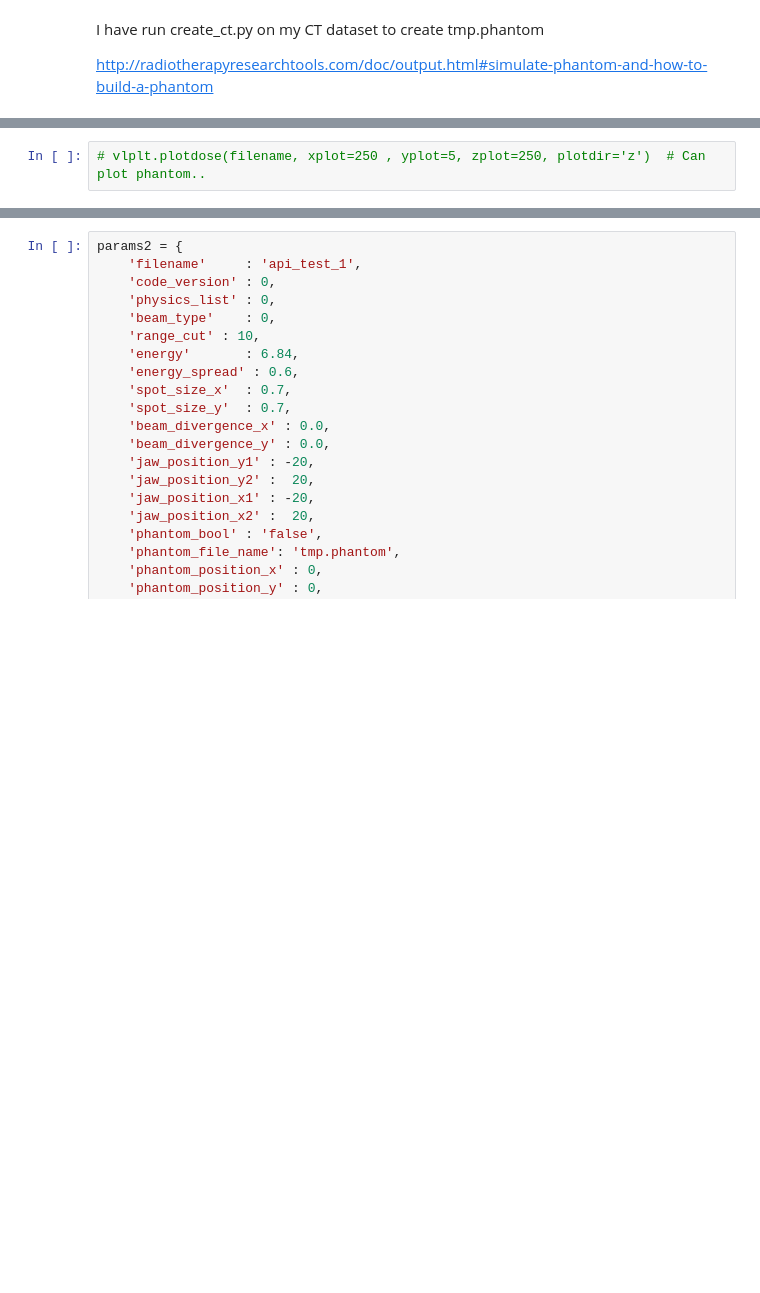
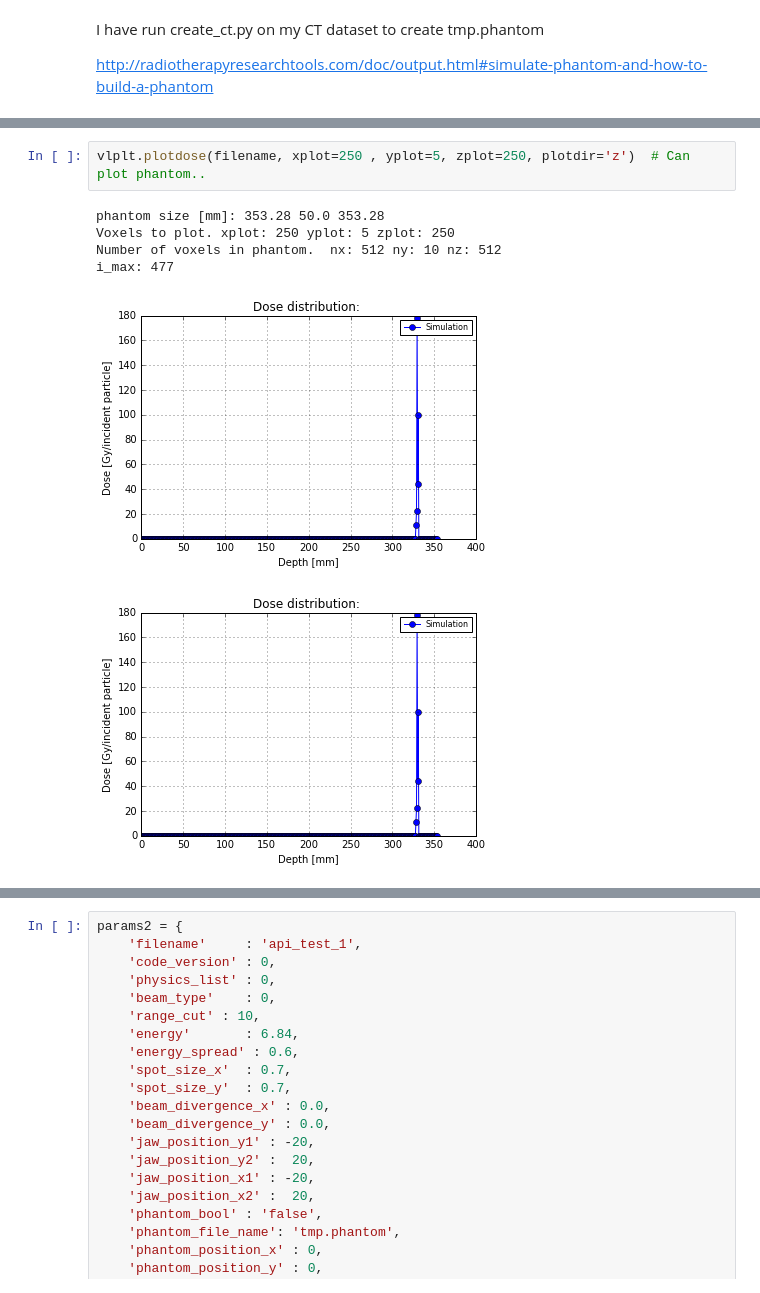
Before and after one commit to robmarkcole/Useful-python-for-medical-physics, a Jupyter notebook: VirtuaLinac/VirtualLinac_test_am_21_9_2016.ipynb, the cells around one changed output, grey strips where cells are left out. Cells and saved outputs as stored; diff of their text form; blank space fills up the shorter version.

```diff
--- a/VirtuaLinac/VirtualLinac_test_am_21_9_2016.ipynb
+++ b/VirtuaLinac/VirtualLinac_test_am_21_9_2016.ipynb
@@ -187,2 +184,9 @@ r = requests.post(url + '/upload', files=upload_files)
 # %%
-# vlplt.plotdose(filename, xplot=250 , yplot=5, zplot=250, plotdir='z')  # Can plot phantom..
+vlplt.plotdose(filename, xplot=250 , yplot=5, zplot=250, plotdir='z')  # Can plot phantom..
+# %% [output]
+phantom size [mm]: 353.28 50.0 353.28
+Voxels to plot. xplot: 250 yplot: 5 zplot: 250
+Number of voxels in phantom.  nx: 512 ny: 10 nz: 512
+i_max: 477
+[figure, added]
+[figure, added]
```
Also changed, not shown: parts of 12 cells of this notebook.
